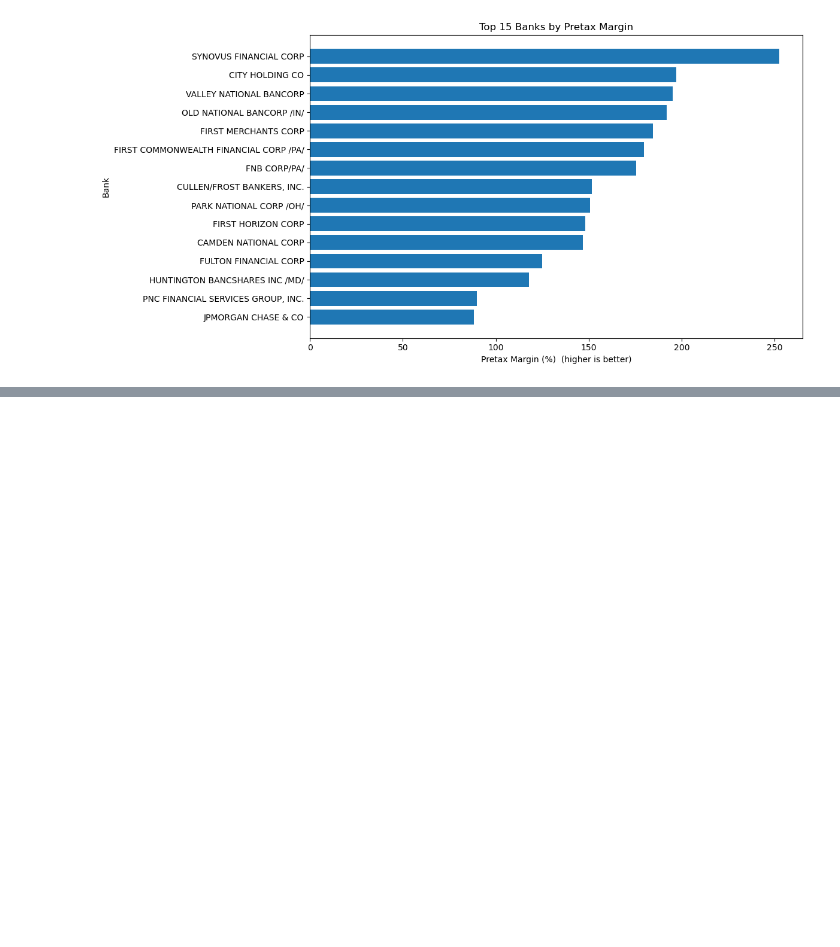
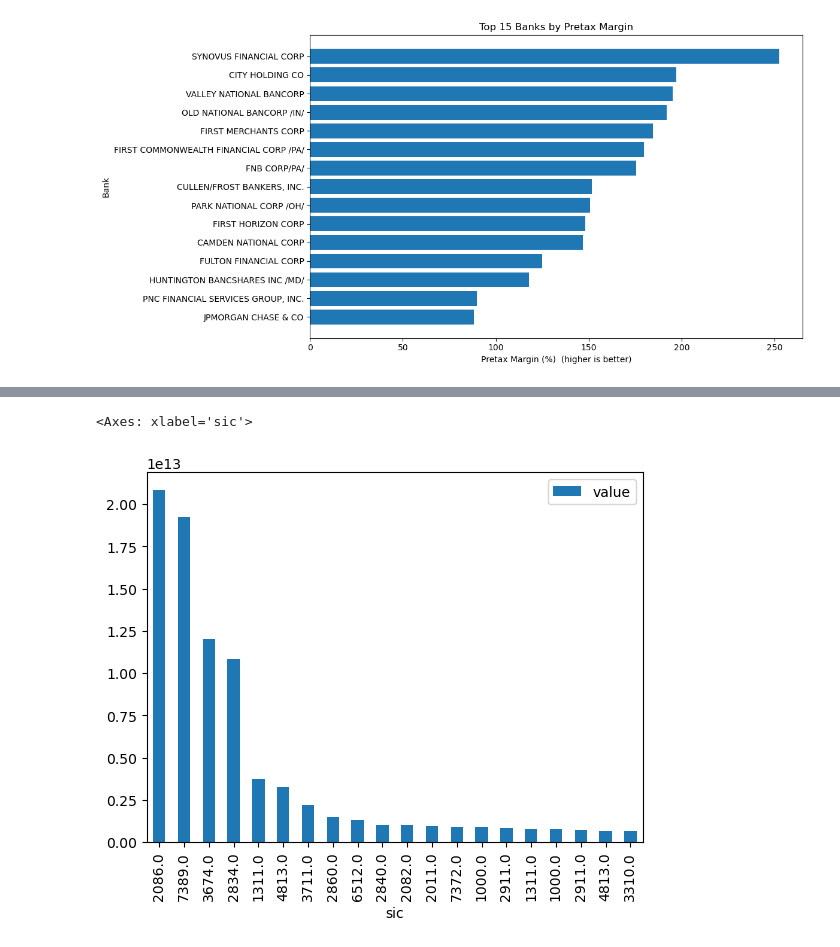
Before and after one commit to bernkyal/secfinancereport, a Jupyter notebook: ApiProject.ipynb, the cells around one changed output, grey strips where cells are left out. Cells and saved outputs as stored; diff of their text form; code cells hidden in the pictures; blank space fills up the shorter version.

```diff
--- a/ApiProject.ipynb
+++ b/ApiProject.ipynb
@@ -329,0 +344,9 @@ plt.show()
+# %%
+q1_revenue = q1_revenue.reset_index()
+q1_revenue_sic = q1_revenue.merge(q1_sub[["adsh", "sic"]], on="adsh", how="left")
+# %%
+q1_rev = q1_revenue_sic.head(20)
+q1_rev.plot.bar(x="sic", y="value")
+# %% [output]
+<Axes: xlabel='sic'>
+[figure, added]
```
Also changed, not shown: parts of 8 cells of this notebook.
